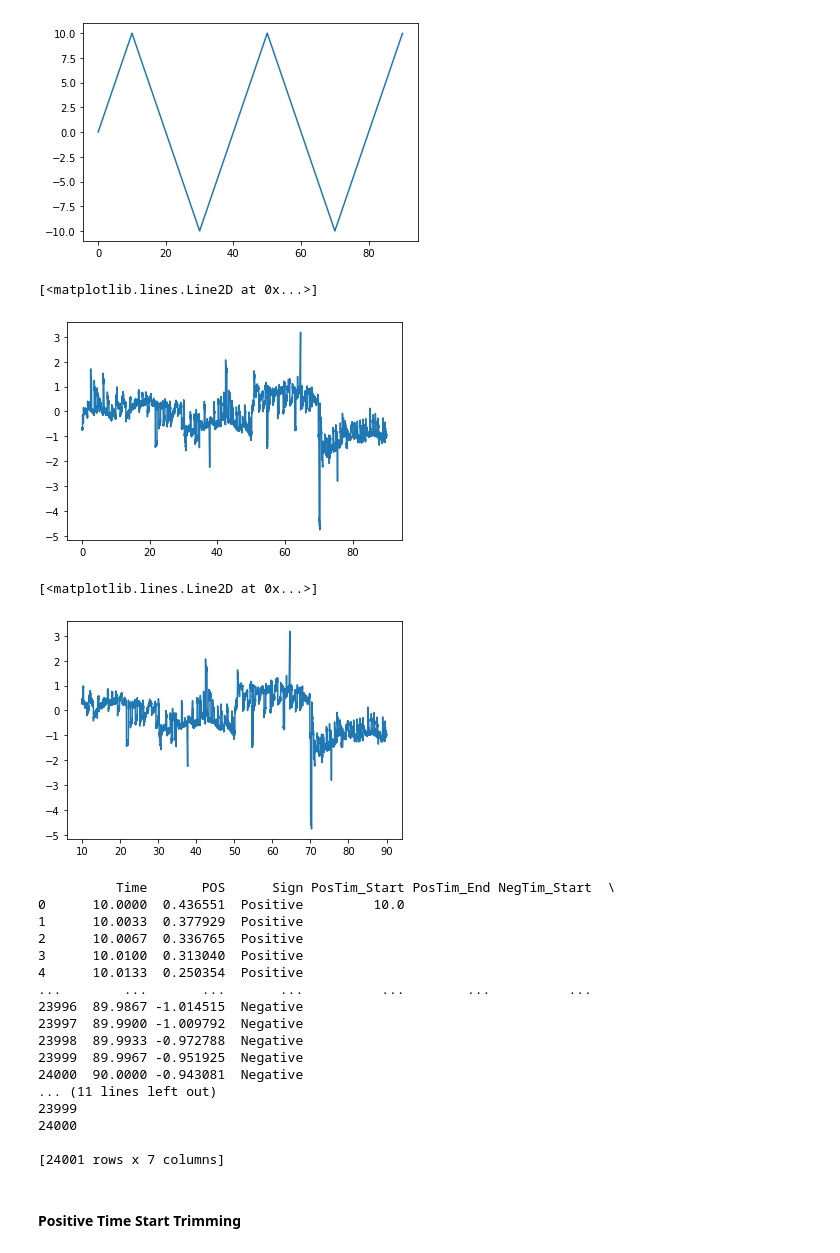
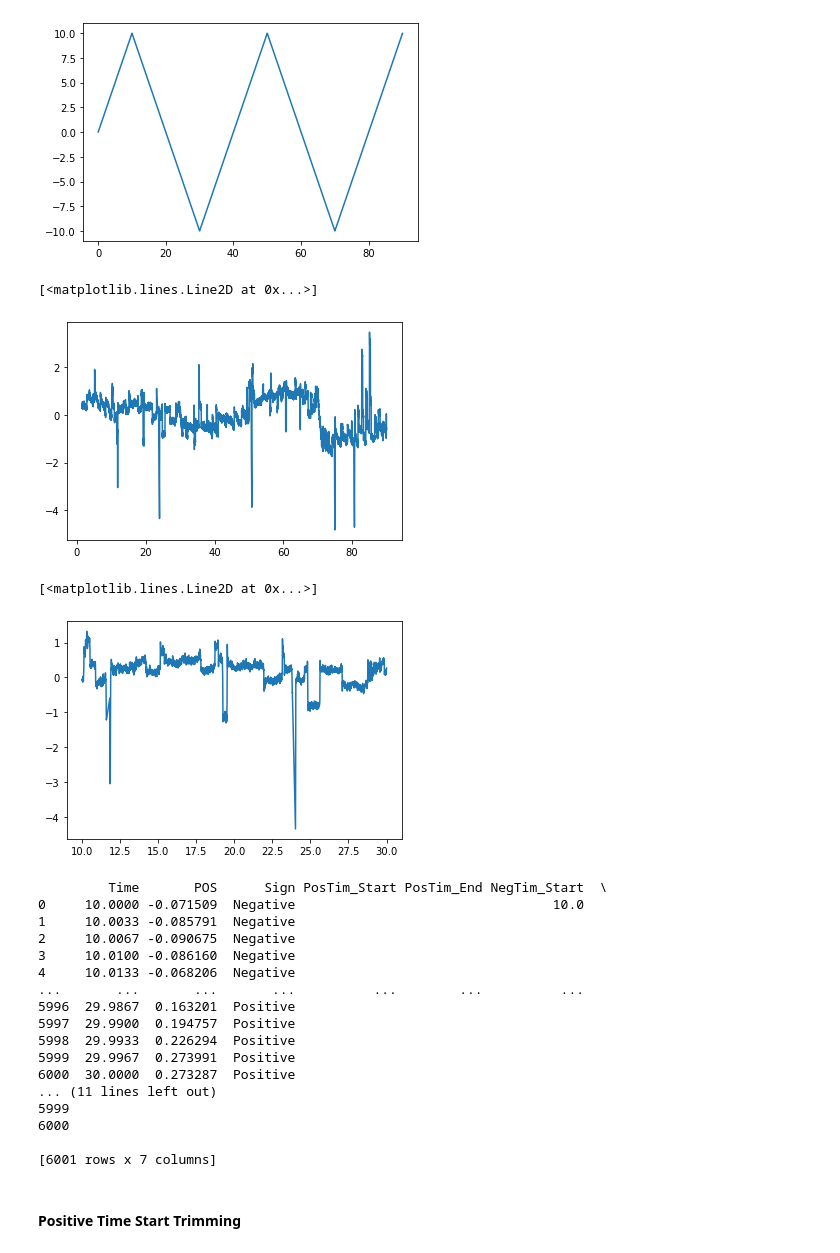
Before and after one commit to jamesleocodes/eye_movement, a Jupyter notebook: gain/gain_calc.ipynb, the cells around one changed output. Drawn from its saved outputs; the diff is of its cells as text; code cells hidden in the pictures.

```diff
--- a/gain/gain_calc.ipynb
+++ b/gain/gain_calc.ipynb
@@ -213,4 +213,4 @@ data_path = os.path.join(dirname,data_file)
 # data = pd.read_csv(data_path)
 data= pd.read_csv(data_path)
 # %%
-data_13 = data[['x1_PD002','y1_PD002']]
+data_13 = data[['x1_PD001','y1_PD001']]
@@ -233,6 +217,6 @@ data_13
 # %%
-y_data = data_13['x1_PD002']
-x_data = data_13['y1_PD002']
+y_data = data_13['x1_PD001']
+x_data = data_13['y1_PD001']
 # %%
 plt.plot(y_data,x_data)
 # %% [output]
@@ -241,7 +225,10 @@ plt.plot(y_data,x_data)
 # %%
+#import CSV data
 path = os.getcwd()
 dirname = os.path.dirname(path)
-data_file = 'data/one_deg.csv'
+data_file = 'data/1_degSti.xlsx'
 data_path = os.path.join(dirname,data_file)
-# data = pd.read_csv(data_path)
-data= pd.read_csv(data_path)
+rawdata = pd.read_excel(data_path)
+data_st = np.array(rawdata[1:],dtype=np.float)
+time = data_st[:,1]
+position = data_st[:,0]
@@ -341,7 +318,7 @@ dt_array['Moving_Average'] = dt_array['diff'].rolling(window=window_size).mean()
 plt.plot(y_data,dt_array['Moving_Average'])
 # %% [output]
 [<matplotlib.lines.Line2D at 0x...>]
-[figure, old version]
+[figure, new version]
 # %%
 # create dataframe
 data = {'Time':y_data,'POS':dt_array['Moving_Average']}
@@ -349,20 +326,20 @@ df = pd.DataFrame(data)
 # %%
 # Plot specific range
 x_start = 10
-x_end = 90
+x_end = 30
 
 # Filter the data points within the disired range using boolean indexing
 mask = (df['Time'] >= x_start) & (df['Time'] <= x_end)
 x_data_range = df.loc[mask]
 #y_data_range = y_data[mask]
 
 # create plot
 
 
 plt.plot(x_data_range['Time'],x_data_range['POS'])
 # %% [output]
 [<matplotlib.lines.Line2D at 0x...>]
-[figure, old version]
+[figure, new version]
 # %%
 # Test 20 point
 data = {'Time':x_data_range['Time'],'POS':x_data_range['POS']}
@@ -420,23 +397,23 @@ df_test['NegTim_End'] = df_test['NegTim_End'].fillna('')
 # Print the resulting dataframe
 print(df_test)
 # %% [output]
-          Time       POS      Sign PosTim_Start PosTim_End NegTim_Start  \
-0      10.0000  0.436551  Positive         10.0
-1      10.0033  0.377929  Positive
-2      10.0067  0.336765  Positive
-3      10.0100  0.313040  Positive
-4      10.0133  0.250354  Positive
-...        ...       ...       ...          ...        ...          ...
-23996  89.9867 -1.014515  Negative
-23997  89.9900 -1.009792  Negative
-23998  89.9933 -0.972788  Negative
-23999  89.9967 -0.951925  Negative
-24000  90.0000 -0.943081  Negative
+         Time       POS      Sign PosTim_Start PosTim_End NegTim_Start  \
+0     10.0000 -0.071509  Negative                                 10.0
+1     10.0033 -0.085791  Negative
+2     10.0067 -0.090675  Negative
+3     10.0100 -0.086160  Negative
+4     10.0133 -0.068206  Negative
+...       ...       ...       ...          ...        ...          ...
+5996  29.9867  0.163201  Positive
+5997  29.9900  0.194757  Positive
+5998  29.9933  0.226294  Positive
+5999  29.9967  0.273991  Positive
+6000  30.0000  0.273287  Positive
 ... (11 lines left out)
-23999
-24000
+5999
+6000
 
-[24001 rows x 7 columns]
+[6001 rows x 7 columns]
 # %% [markdown]
 #### Positive Time Start Trimming
 # %%
```
Also changed, not shown: parts of 30 cells of this notebook, 3 other files.
